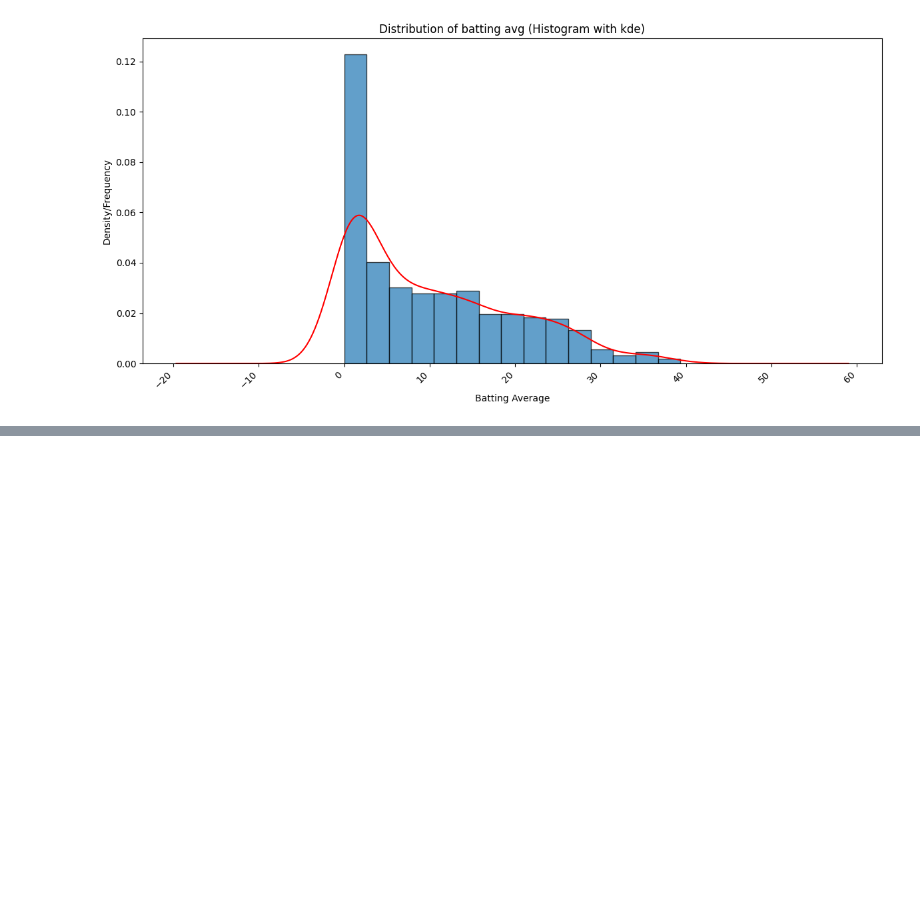
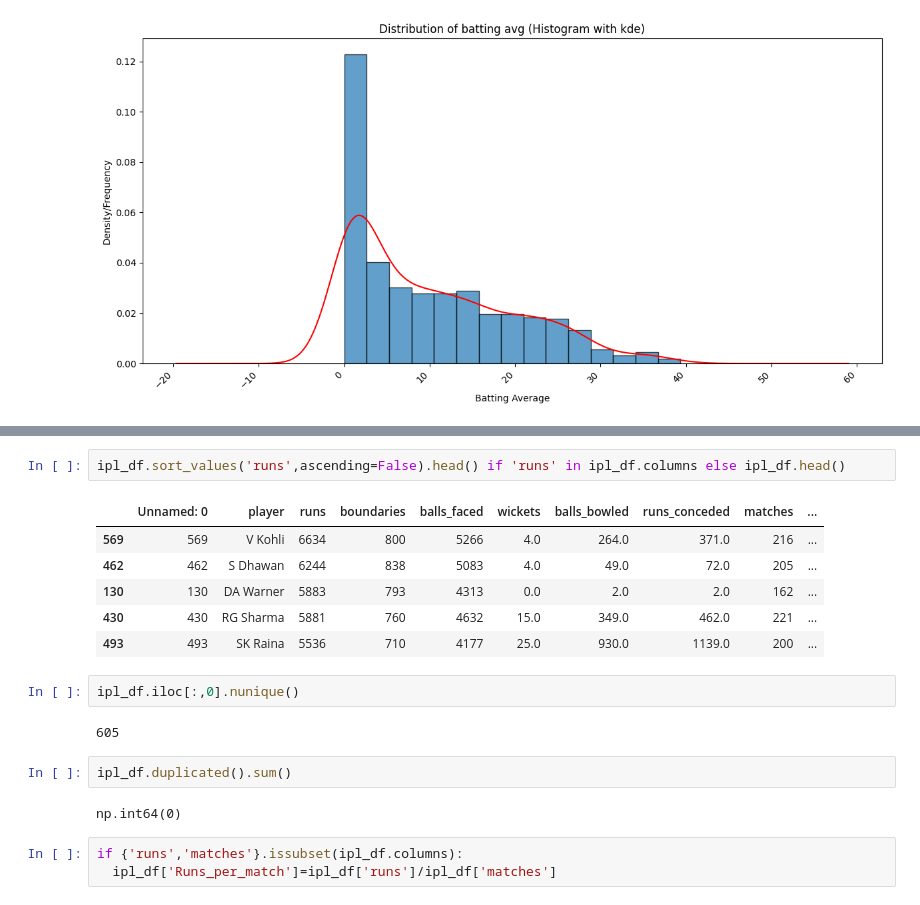
Before and after one commit to AbduFakir/Python-DataScience, a Jupyter notebook: pandas.ipynb, the cells around one changed output, grey strips where cells are left out. Saved outputs shown, nothing was run; the diff lists cells and outputs as text; blank space fills up the shorter version.

```diff
--- a/pandas.ipynb
+++ b/pandas.ipynb
@@ -186,0 +301,20 @@ plt.show()
+# %%
+ipl_df.sort_values('runs',ascending=False).head() if 'runs' in ipl_df.columns else ipl_df.head()
+# %% [output]
+|  | Unnamed: 0 | player | runs | boundaries | balls_faced | wickets | balls_bowled | runs_conceded | matches | ... |
+| 569 | 569 | V Kohli | 6634 | 800 | 5266 | 4.0 | 264.0 | 371.0 | 216 | ... |
+| 462 | 462 | S Dhawan | 6244 | 838 | 5083 | 4.0 | 49.0 | 72.0 | 205 | ... |
+| 130 | 130 | DA Warner | 5883 | 793 | 4313 | 0.0 | 2.0 | 2.0 | 162 | ... |
+| 430 | 430 | RG Sharma | 5881 | 760 | 4632 | 15.0 | 349.0 | 462.0 | 221 | ... |
+| 493 | 493 | SK Raina | 5536 | 710 | 4177 | 25.0 | 930.0 | 1139.0 | 200 | ... |
+# %%
+ipl_df.iloc[:,0].nunique()
+# %% [output]
+605
+# %%
+ipl_df.duplicated().sum()
+# %% [output]
+np.int64(0)
+# %%
+if {'runs','matches'}.issubset(ipl_df.columns):
+  ipl_df['Runs_per_match']=ipl_df['runs']/ipl_df['matches']
```
Also changed, not shown: parts of 10 cells of this notebook.
